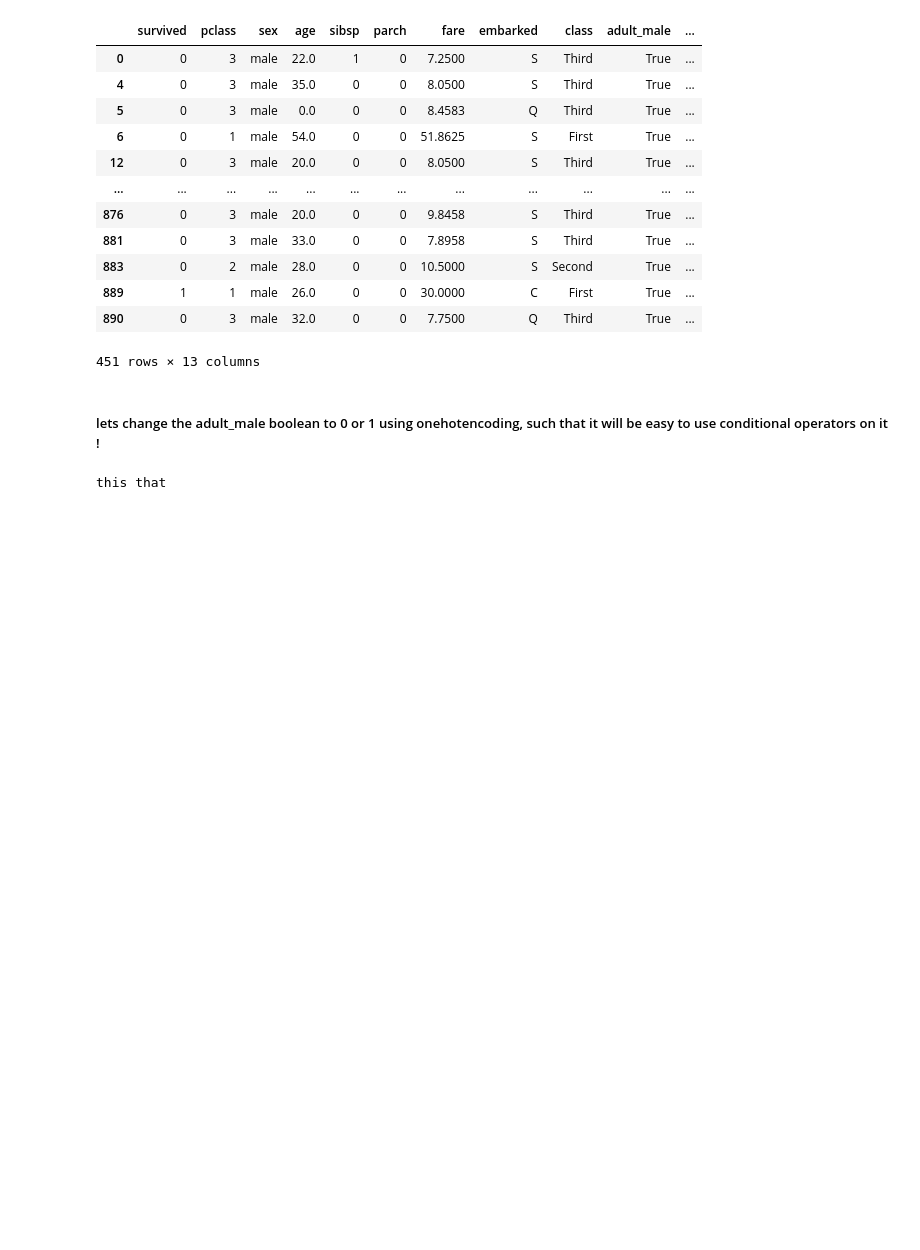
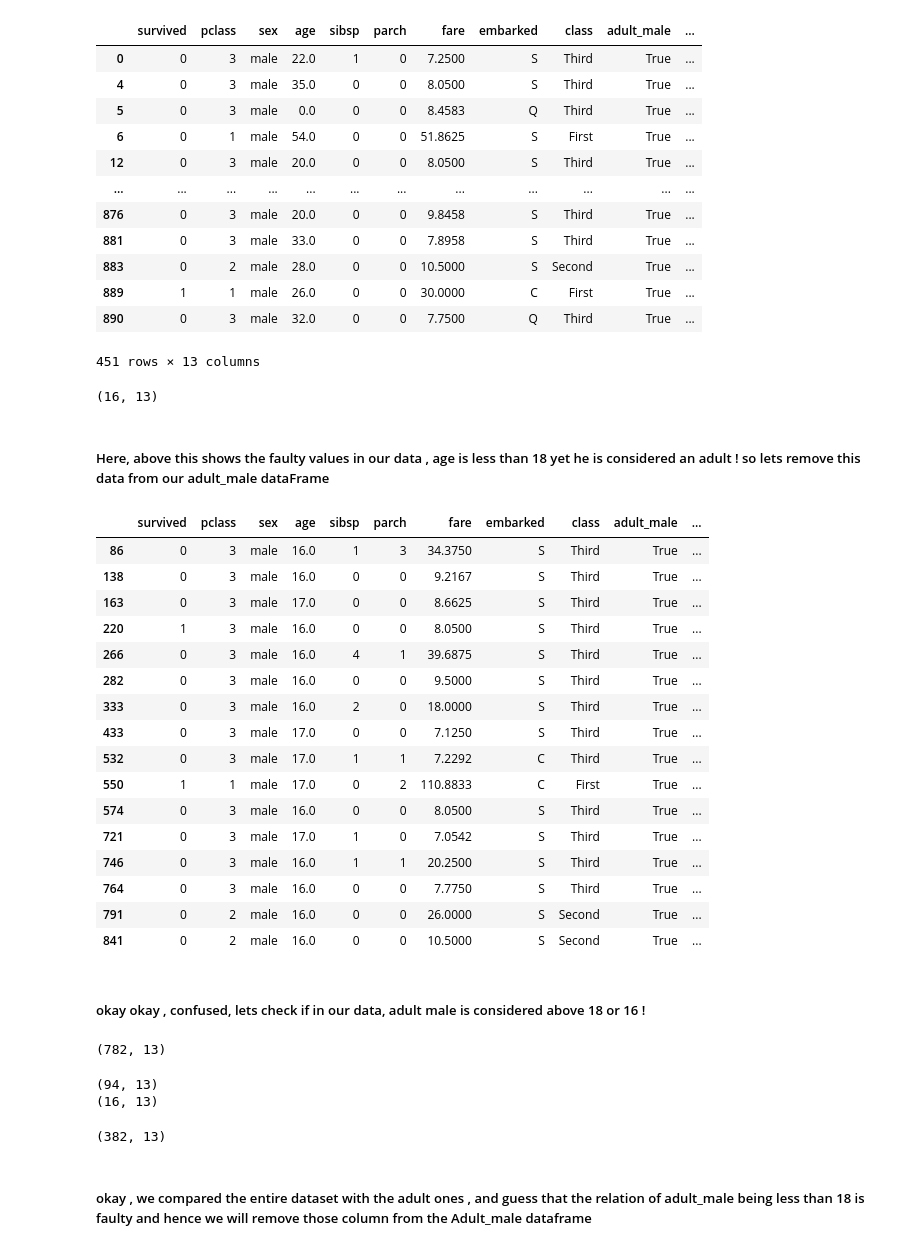
Before and after one commit to hahahang0/MLPracFromKaggle, a Jupyter notebook: titanic/practical2.ipynb, the cells around one changed output. Saved outputs shown, nothing was run; the diff lists cells and outputs as text; code cells hidden in the pictures; blank space fills up the shorter version.

Commit message:
adult male age mean calculated in perfection

```diff
--- a/titanic/practical2.ipynb
+++ b/titanic/practical2.ipynb
@@ -241,10 +241,50 @@ titanic[titanic["adult_male"]==True]
 | 889 | 1 | 1 | male | 26.0 | 0 | 0 | 30.0000 | C | First | True | ... |
 | 890 | 0 | 3 | male | 32.0 | 0 | 0 | 7.7500 | Q | Third | True | ... |
 451 rows × 13 columns
-# %% [markdown]
-##### lets change the adult_male boolean to 0 or 1 using onehotencoding, such that it will be easy to use conditional operators on it !
 # %%
-if(titanic["adult_male"] == True).any():
-    print("this that ")
+adult_male = titanic[(titanic["adult_male"] == True) & (titanic["age"] != 0)]
-# %% [output]
-this that
+# %%
+
+adult_male[((adult_male["age"] < 18)    &   (adult_male["age"] !=  0))].shape
+# %% [output]
+(16, 13)
+# %% [markdown]
+##### Here, above this shows the faulty values in our data , age is less than 18 yet he is considered an adult ! so lets remove this data from our adult_male dataFrame
+# %%
+adult_male[((adult_male["age"] < 18)    &   (adult_male["age"] !=  0))]
+# %% [output]
+|  | survived | pclass | sex | age | sibsp | parch | fare | embarked | class | adult_male | ... |
+| 86 | 0 | 3 | male | 16.0 | 1 | 3 | 34.3750 | S | Third | True | ... |
+| 138 | 0 | 3 | male | 16.0 | 0 | 0 | 9.2167 | S | Third | True | ... |
+| 163 | 0 | 3 | male | 17.0 | 0 | 0 | 8.6625 | S | Third | True | ... |
+| 220 | 1 | 3 | male | 16.0 | 0 | 0 | 8.0500 | S | Third | True | ... |
+| 266 | 0 | 3 | male | 16.0 | 4 | 1 | 39.6875 | S | Third | True | ... |
+| 282 | 0 | 3 | male | 16.0 | 0 | 0 | 9.5000 | S | Third | True | ... |
+| 333 | 0 | 3 | male | 16.0 | 2 | 0 | 18.0000 | S | Third | True | ... |
+| 433 | 0 | 3 | male | 17.0 | 0 | 0 | 7.1250 | S | Third | True | ... |
+| 532 | 0 | 3 | male | 17.0 | 1 | 1 | 7.2292 | C | Third | True | ... |
+| 550 | 1 | 1 | male | 17.0 | 0 | 2 | 110.8833 | C | First | True | ... |
+| 574 | 0 | 3 | male | 16.0 | 0 | 0 | 8.0500 | S | Third | True | ... |
+| 721 | 0 | 3 | male | 17.0 | 1 | 0 | 7.0542 | S | Third | True | ... |
+| 746 | 0 | 3 | male | 16.0 | 1 | 1 | 20.2500 | S | Third | True | ... |
+| 764 | 0 | 3 | male | 16.0 | 0 | 0 | 7.7750 | S | Third | True | ... |
+| 791 | 0 | 2 | male | 16.0 | 0 | 0 | 26.0000 | S | Second | True | ... |
+| 841 | 0 | 2 | male | 16.0 | 0 | 0 | 10.5000 | S | Second | True | ... |
+# %% [markdown]
+##### okay okay , confused, lets check if in our data, adult male is considered above 18 or 16 !
+# %%
+titanic.shape
+# %% [output]
+(782, 13)
+# %%
+print(titanic[(titanic["age"] < 18) & (titanic["adult_male"] == False) & (titanic["age"] != 0)].shape)
+print(adult_male[(adult_male["age"] < 18) & (adult_male["adult_male"] == True) & (adult_male["age"] != 0)].shape)
+# %% [output]
+(94, 13)
+(16, 13)
+# %%
+adult_male.shape
+# %% [output]
+(382, 13)
+# %% [markdown]
+##### okay , we compared the entire dataset with the adult ones , and guess that the relation of adult_male being less than 18 is faulty and hence we will remove those column from the Adult_male dataframe
```
Also changed, not shown: parts of 18 cells of this notebook.
